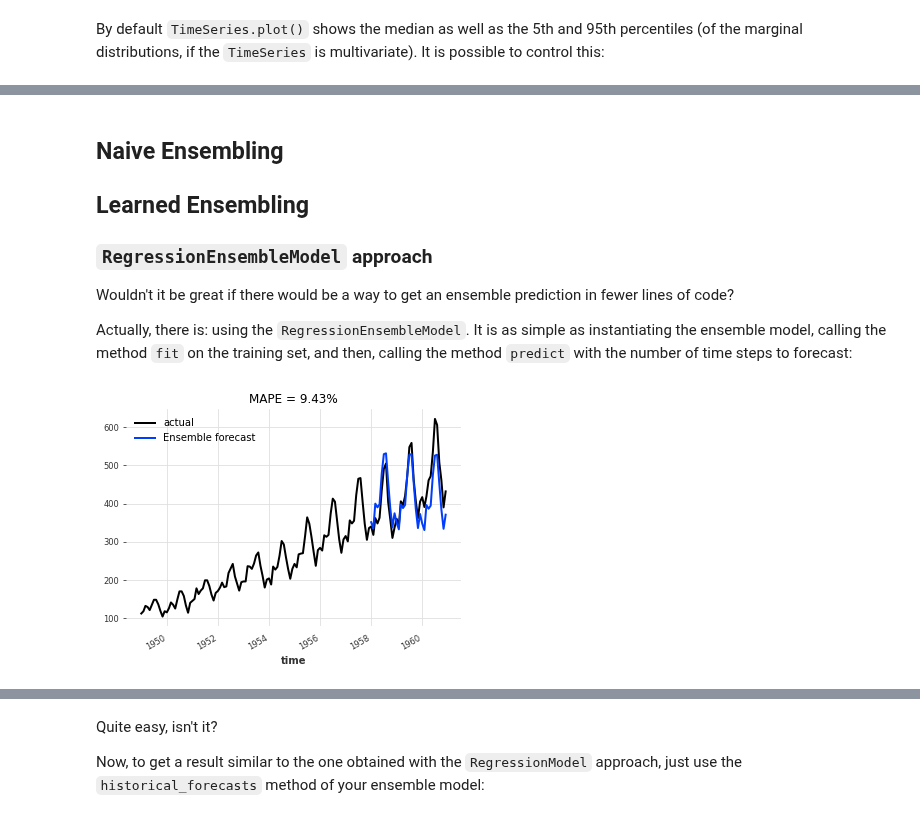
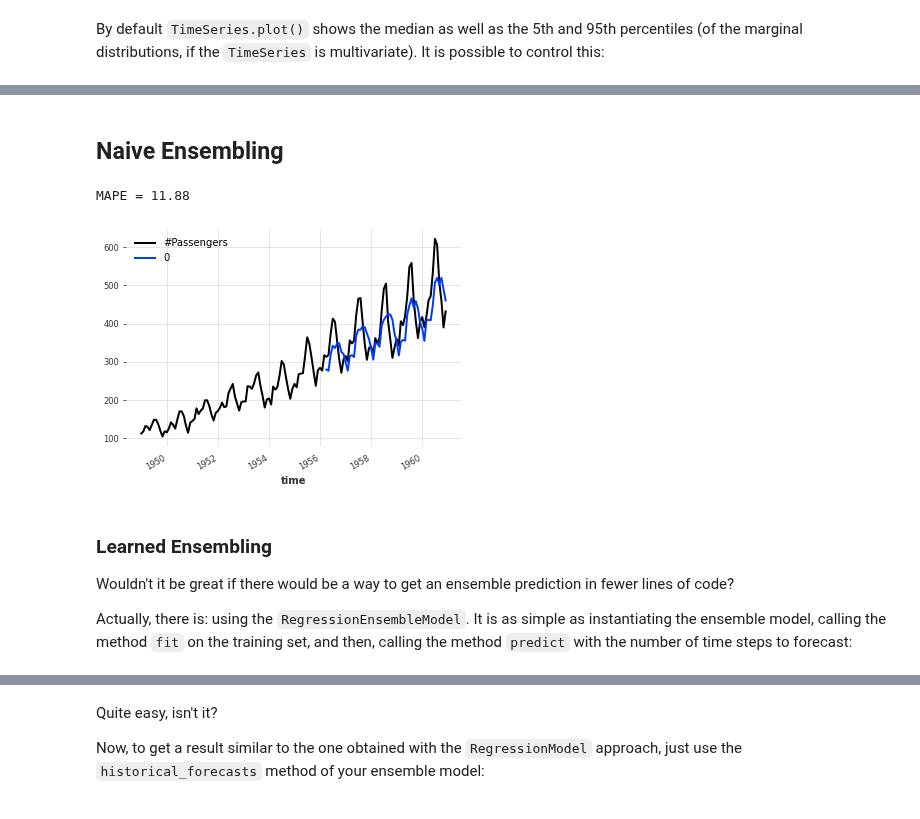
Before and after one commit to unit8co/darts, a Jupyter notebook: examples/00-quickstart.ipynb, the cells around one changed output, grey strips where cells are left out. Cells and saved outputs as stored; diff of their text form; code cells hidden in the pictures.

```diff
--- a/examples/00-quickstart.ipynb
+++ b/examples/00-quickstart.ipynb
@@ -746,37 +786,26 @@ If you are in a hurry, jump to the **`RegressionEnsembleModel` approach**.
+# %% [markdown]
+## Naive Ensembling
+# %%
+from darts.models import NaiveEnsembleModel
+
+models = [NaiveDrift(), NaiveSeasonal(12)]
+
+ensemble_model = NaiveEnsembleModel(models=models)
+
+backtest = ensemble_model.historical_forecasts(series_air,
+                                               start=0.6,
+                                               forecast_horizon=3,
+                                               verbose=True)
+
+print('MAPE = %.2f' % (mape(backtest, series_air)))
+series_air.plot()
+backtest.plot()
+# %% [output]
+MAPE = 11.88
+[figure, added]
 # %% [markdown]
-## Naive Ensembling
-
-
-## Learned Ensembling
-
-
-### `RegressionEnsembleModel` approach
+### Learned Ensembling
 
 Wouldn't it be great if there would be a way to get an ensemble prediction in fewer lines of code?
 
 Actually, there is: using the `RegressionEnsembleModel`. It is as simple as instantiating the ensemble model, calling the method `fit` on the training set, and then, calling the method `predict` with the number of time steps to forecast:
-# %%
-from darts.models import RegressionEnsembleModel, NaiveEnsembleModel
-from darts.models import AutoARIMA, ARIMA
-from sklearn.linear_model import LinearRegression
-from sklearn.ensemble import RandomForestRegressor
-from sklearn.linear_model import ElasticNet
-
-regr_model = ElasticNet(l1_ratio = 0, fit_intercept=False)
-
-# models = [ExponentialSmoothing(), ARIMA(12,2,12)]
-models = [NaiveDrift(), NaiveSeasonal(12)]
-
-ensemble_model = RegressionEnsembleModel(forecasting_models=models,
-                                         regression_train_n_points=12,
-                                         regression_model=regr_model)
-
-ensemble_model.fit(train)
-ensemble_pred = ensemble_model.predict(36)
-
-series.plot(label='actual')
-ensemble_pred.plot(label='Ensemble forecast')
-plt.title('MAPE = {:.2f}%'.format(mape(ensemble_pred, series)))
-plt.legend();
-# %% [output]
-[figure, removed]
```
Also changed, not shown: parts of 24 cells of this notebook, 1 other file.
